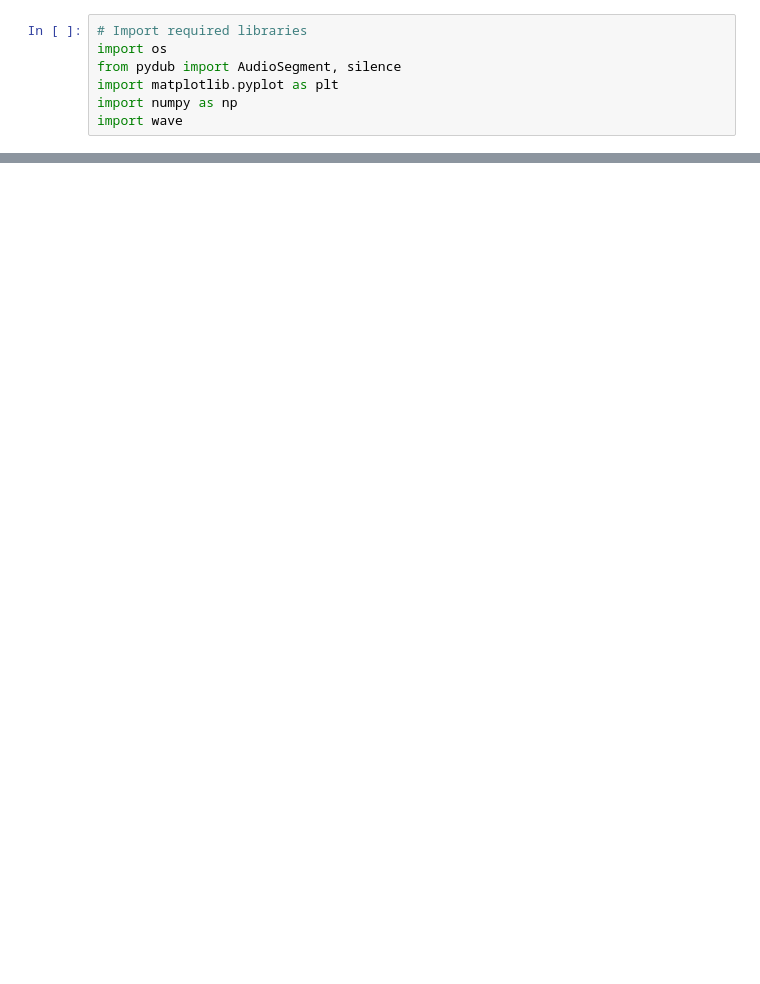
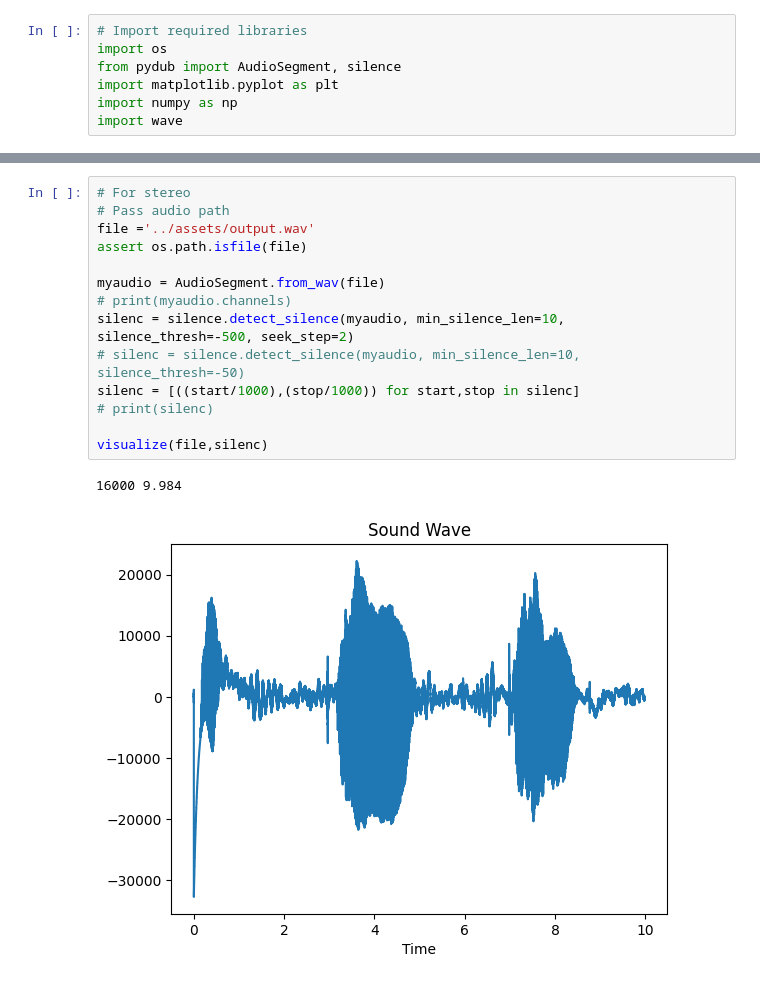
Before and after one commit to atsss/silence_remover, a Jupyter notebook: notebooks/pydub.ipynb, the cells around one changed output, grey strips where cells are left out. Drawn from its saved outputs; the diff is of its cells as text; blank space fills up the shorter version.

```diff
--- a/notebooks/pydub.ipynb
+++ b/notebooks/pydub.ipynb
@@ -64,0 +51,17 @@ visualize(file,silenc)
+# %%
+# For stereo
+# Pass audio path
+file ='../assets/output.wav'
+assert os.path.isfile(file)
+
+myaudio = AudioSegment.from_wav(file)
+# print(myaudio.channels)
+silenc = silence.detect_silence(myaudio, min_silence_len=10, silence_thresh=-500, seek_step=2)
+# silenc = silence.detect_silence(myaudio, min_silence_len=10, silence_thresh=-50)
+silenc = [((start/1000),(stop/1000)) for start,stop in silenc]
+# print(silenc)
+
+visualize(file,silenc)
+# %% [output]
+16000 9.984
+[figure, added]
```
Also changed, not shown: parts of 2 cells of this notebook, 1 other file.
